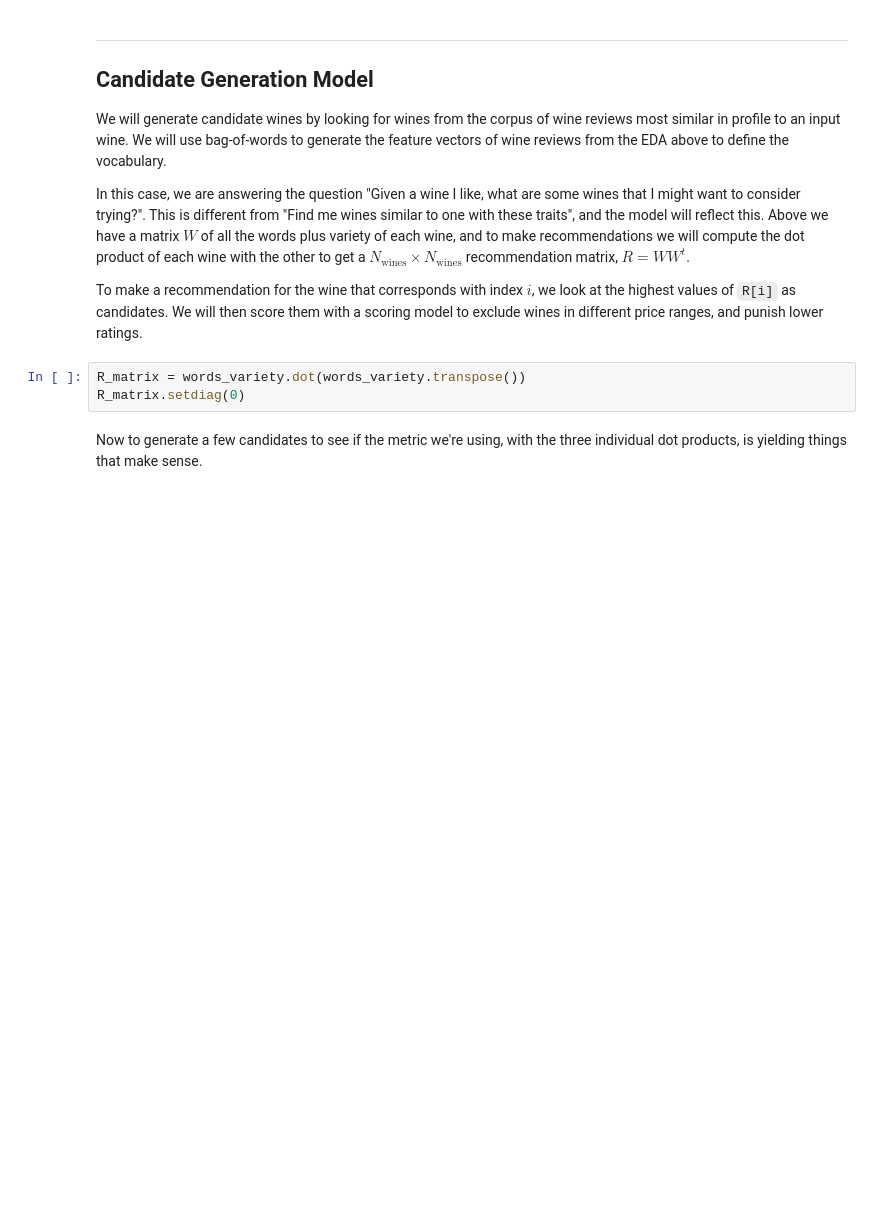
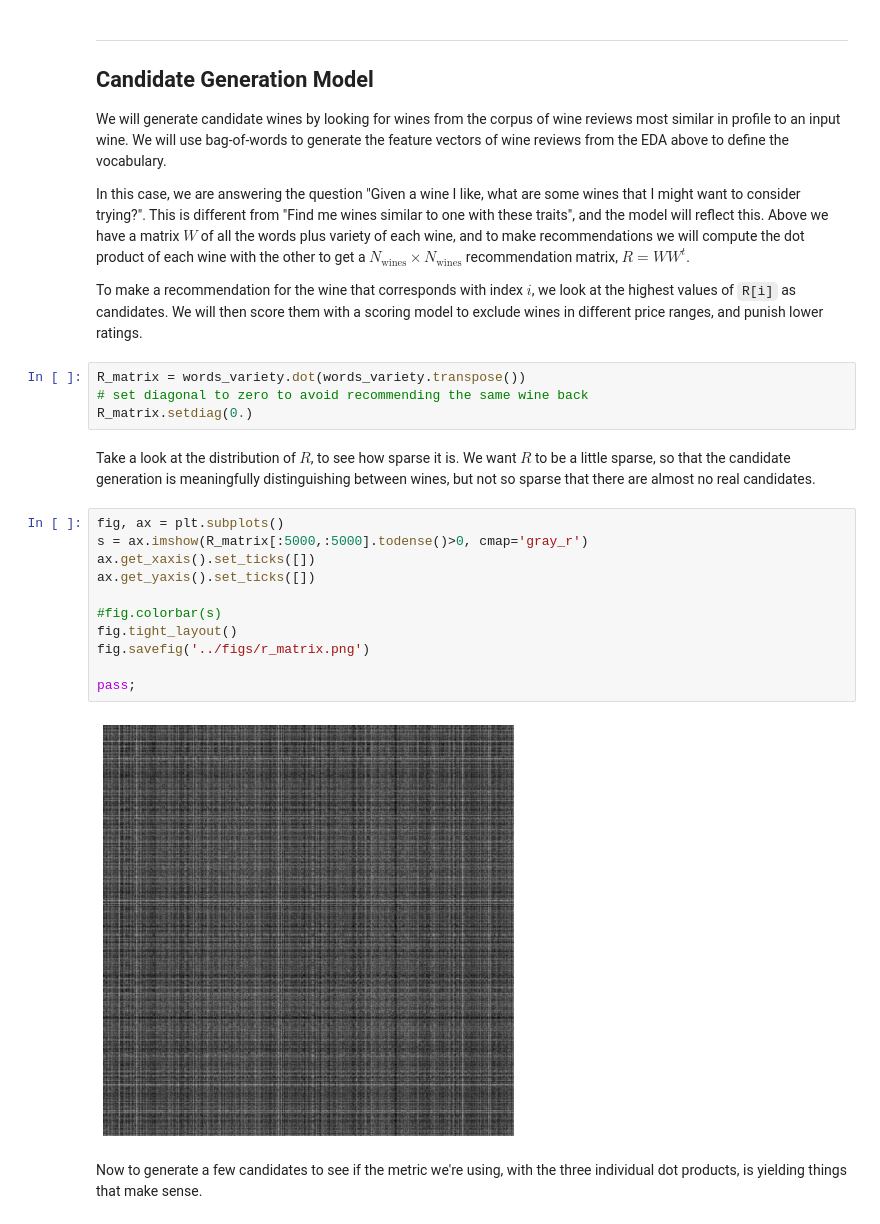
Before and after one commit to sdwebb/ml_projects, a Jupyter notebook: sommelier_numerique/notebooks/sommelier_numerique.ipynb, the cells around one changed output. Cells and saved outputs as stored; diff of their text form; blank space fills up the shorter version.

Commit message:
last efforts with the wine recommender

```diff
--- a/sommelier_numerique/notebooks/sommelier_numerique.ipynb
+++ b/sommelier_numerique/notebooks/sommelier_numerique.ipynb
@@ -276,7 +276,23 @@ In this case, we are answering the question "Given a wine I like, what are some
 To make a recommendation for the wine that corresponds with index $i$, we look at the highest values of `R[i]` as candidates. We will then score them with a scoring model to exclude wines in different price ranges, and punish lower ratings.
 # %%
 R_matrix = words_variety.dot(words_variety.transpose())
-R_matrix.setdiag(0)
+# set diagonal to zero to avoid recommending the same wine back
+R_matrix.setdiag(0.)
+# %% [markdown]
+Take a look at the distribution of $R$, to see how sparse it is. We want $R$ to be a little sparse, so that the candidate generation is meaningfully distinguishing between wines, but not so sparse that there are almost no real candidates.
+# %%
+fig, ax = plt.subplots()
+s = ax.imshow(R_matrix[:5000,:5000].todense()>0, cmap='gray_r')
+ax.get_xaxis().set_ticks([])
+ax.get_yaxis().set_ticks([])
+
+#fig.colorbar(s)
+fig.tight_layout()
+fig.savefig('../figs/r_matrix.png')
+
+pass;
+# %% [output]
+[figure, added]
 # %% [markdown]
 Now to generate a few candidates to see if the metric we're using, with the three individual dot products, is yielding things that make sense.
 # %%
```
Also changed, not shown: parts of 12 cells of this notebook, 2 other files.
